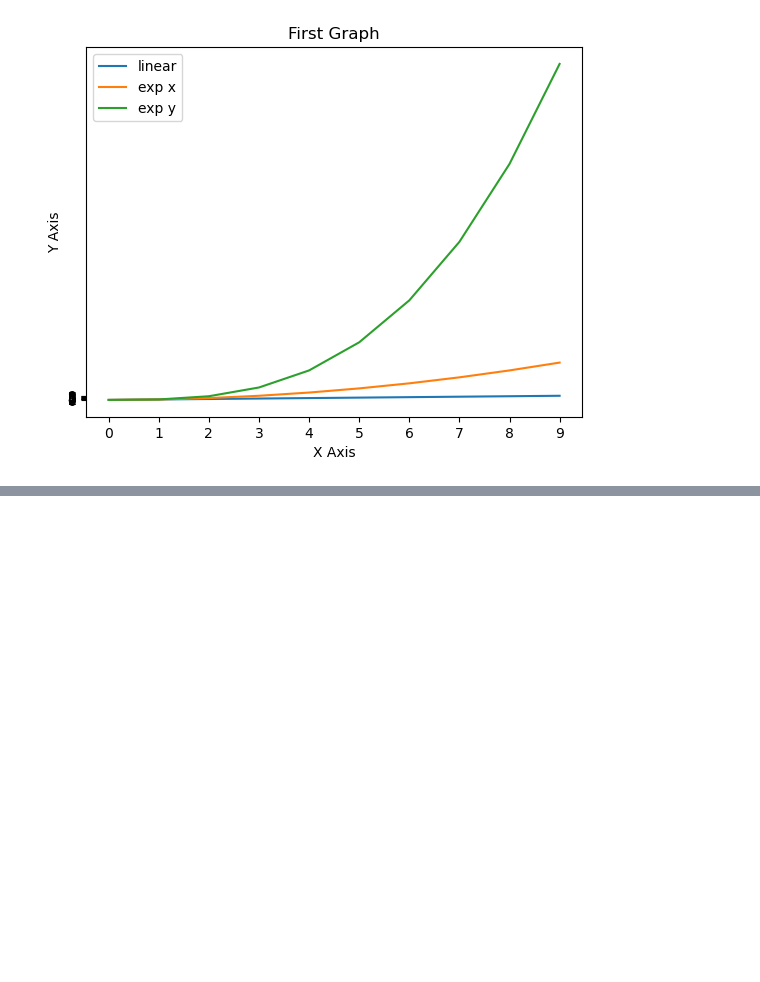
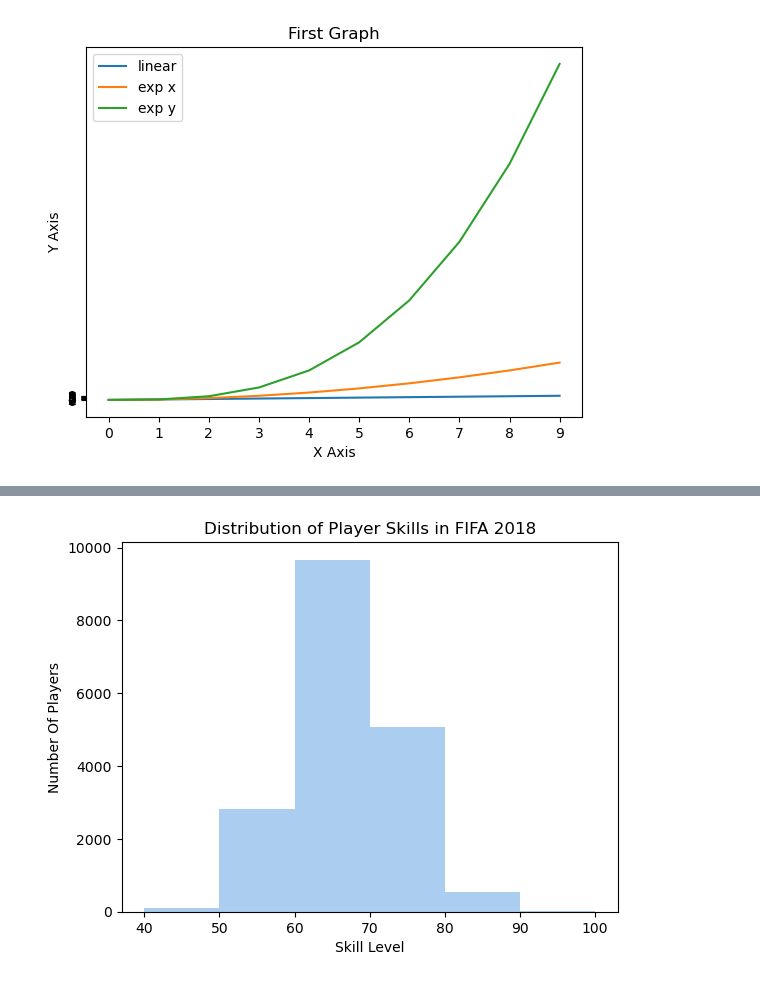
Before and after one commit to kekeli-the-light/data-visualization, a Jupyter notebook: matplot.ipynb, the cells around one changed output, grey strips where cells are left out. Saved outputs shown, nothing was run; the diff lists cells and outputs as text; code cells hidden in the pictures; blank space fills up the shorter version.

```diff
--- a/matplot.ipynb
+++ b/matplot.ipynb
@@ -30,0 +90,4 @@ plt.show()
+# %%
+fifa = pd.read_csv('fifa_data.csv')
+
+fifa.head(5)
@@ -30,0 +102,13 @@ plt.show()
+# %%
+bins = [40,50,60,70,80,90,100]
+plt.hist(fifa.Overall, bins = bins, color='#abcdef')
+
+plt.xticks(bins)
+
+plt.ylabel('Number Of Players')
+plt.xlabel('Skill Level')
+plt.title('Distribution of Player Skills in FIFA 2018')
+
+plt.show()
+# %% [output]
+[figure, added]
```
Also changed, not shown: parts of 5 cells of this notebook, 3 other files.
